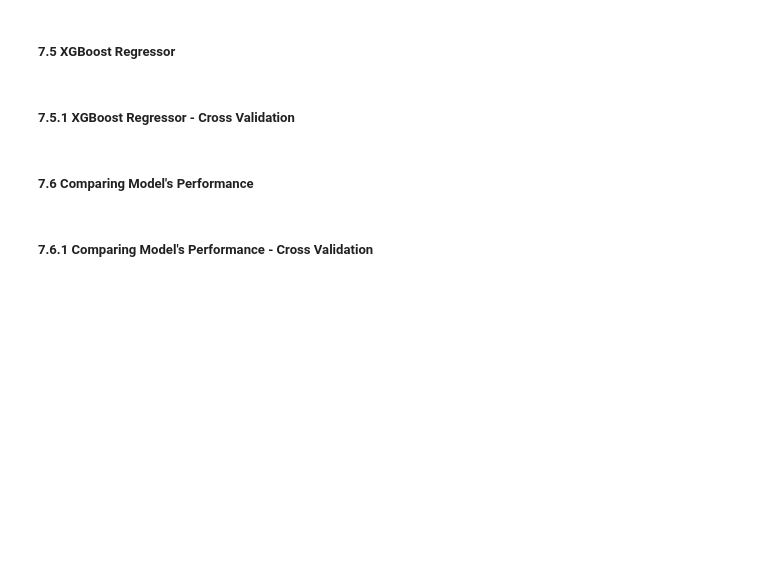
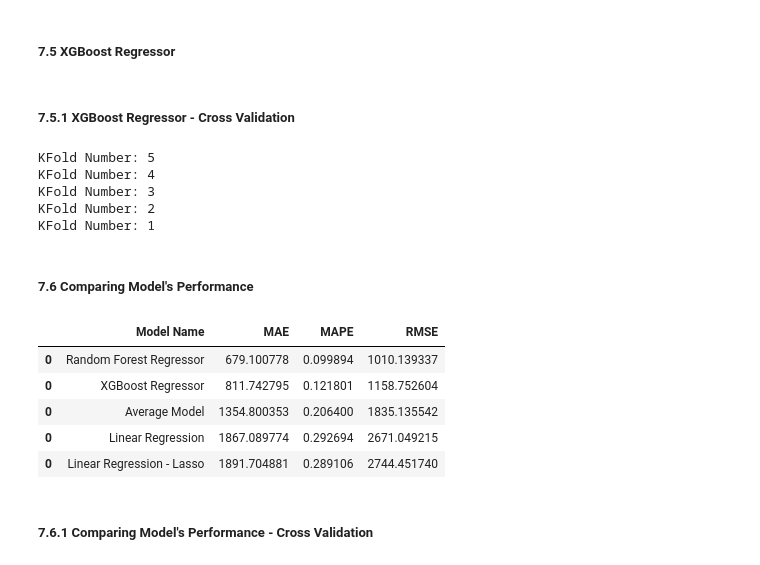
Before and after one commit to RicardoFFdev/rossman_telegram_bot, a Jupyter notebook: mod_07.ipynb, the cells around one changed output. Drawn from its saved outputs; the diff is of its cells as text; code cells hidden in the pictures; blank space fills up the shorter version.

Commit message:
model patched

```diff
--- a/mod_07.ipynb
+++ b/mod_07.ipynb
@@ -760,14 +985,14 @@ x_test = X_test[cols_selected_boruta]
 # %% [markdown]
 ##### 7.4 Random Forest Regressor
 # %%
-# # model
-# rf = RandomForestRegressor(n_estimators=100, n_jobs=-1, random_state=42).fit(x_train, y_train)
+# model
+rf = RandomForestRegressor(n_estimators=100, n_jobs=-1, random_state=42).fit(x_train, y_train)
 
-# # prediction
-# yhat_rf = rf.predict(x_test)
+# prediction
+yhat_rf = rf.predict(x_test)
 
-# # performance
-# rf_result = ml_error('Random Forest Regressor', np.expm1(y_test), np.expm1(yhat_rf))
+# performance
+rf_result = ml_error('Random Forest Regressor', np.expm1(y_test), np.expm1(yhat_rf))
 # %% [markdown]
 ##### 7.4.1 Random Forest Regressor - Cross Validation
 # %%
@@ -775,27 +1006,40 @@ x_test = X_test[cols_selected_boruta]
 # %% [markdown]
 ##### 7.5 XGBoost Regressor
 # %%
-# # model
-# model_xgb = xgb.XGBRegressor(objective='reg:squarederror',
-#                              n_estimators=128,
-#                              eta=0.3,
-#                              max_depth=6,
-#                              subsample=1).fit(x_train, y_train)
+# model
+model_xgb = xgb.XGBRegressor(objective='reg:squarederror',
+                             n_estimators=128,
+                             eta=0.3,
+                             max_depth=6,
+                             subsample=1).fit(x_train, y_train)
 
-# # prediction
-# yhat_xgb = model_xgb.predict(x_test)
+# prediction
+yhat_xgb = model_xgb.predict(x_test)
 
-# # performance
-# xgb_result = ml_error('XGBoost Regressor', np.expm1(y_test), np.expm1(yhat_xgb))
+# performance
+xgb_result = ml_error('XGBoost Regressor', np.expm1(y_test), np.expm1(yhat_xgb))
 # %% [markdown]
 ##### 7.5.1 XGBoost Regressor - Cross Validation
 # %%
-# xgb_result_cv = cross_validation(x_training, 5, 'XGBoost Regressor', model_xgb, verbose=True)
+xgb_result_cv = cross_validation(x_training, 5, 'XGBoost Regressor', model_xgb, verbose=True)
+# %% [output]
+KFold Number: 5
+KFold Number: 4
+KFold Number: 3
+KFold Number: 2
+KFold Number: 1
 # %% [markdown]
 ##### 7.6 Comparing Model's Performance
 # %%
-# modelling_result = pd.concat([baseline_result, lr_result, lrr_result, rf_result, xgb_result])
-# modelling_result.sort_values('RMSE')
+modelling_result = pd.concat([baseline_result, lr_result, lrr_result, rf_result, xgb_result])
+modelling_result.sort_values('RMSE')
+# %% [output]
+|  | Model Name | MAE | MAPE | RMSE |
+| 0 | Random Forest Regressor | 679.100778 | 0.099894 | 1010.139337 |
+| 0 | XGBoost Regressor | 811.742795 | 0.121801 | 1158.752604 |
+| 0 | Average Model | 1354.800353 | 0.206400 | 1835.135542 |
+| 0 | Linear Regression | 1867.089774 | 0.292694 | 2671.049215 |
+| 0 | Linear Regression - Lasso | 1891.704881 | 0.289106 | 2744.451740 |
 # %% [markdown]
 ##### 7.6.1 Comparing Model's Performance - Cross Validation
 # %%
```
Also changed, not shown: parts of 49 cells of this notebook, 12 other files.
